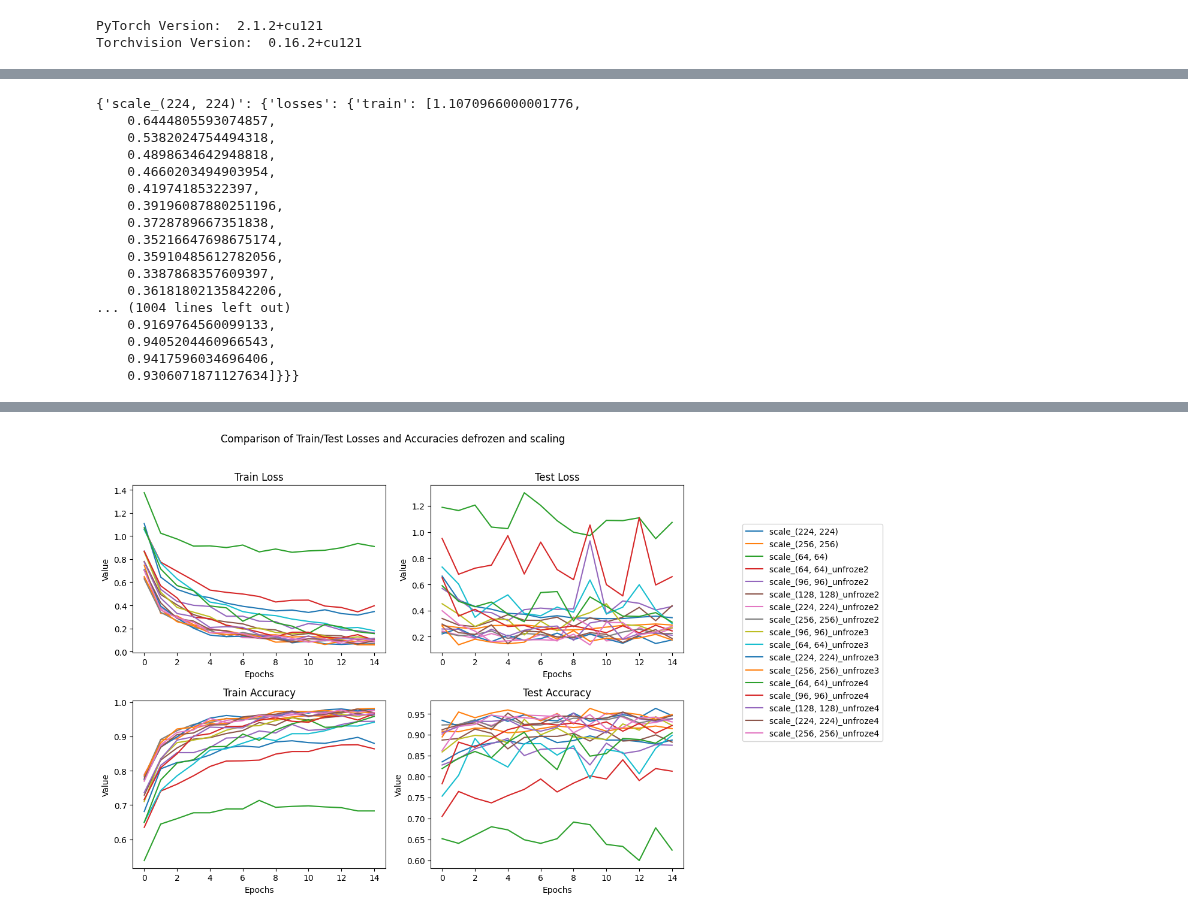
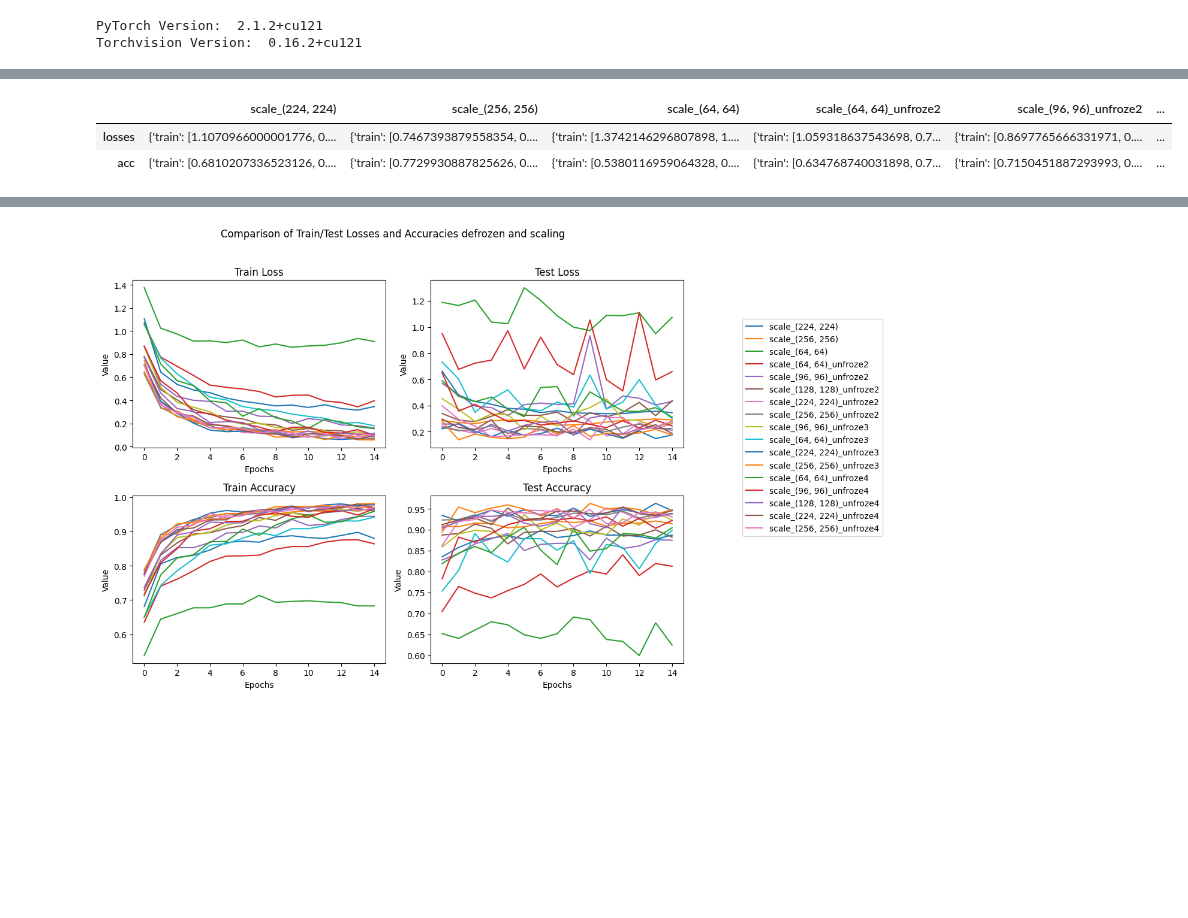
Before and after one commit to MCV-C3/project23-24-08, a Jupyter notebook: Task3/Explainability.ipynb, the cells around one changed output, grey strips where cells are left out. Cells and saved outputs as stored; diff of their text form; code cells hidden in the pictures; blank space fills up the shorter version.

```diff
--- a/Task3/Explainability.ipynb
+++ b/Task3/Explainability.ipynb
@@ -318,22 +318,8 @@ save_model(model.state_dict, filename=key_execution+".pt", path="./checkpoints/e
 # %%
 write_pickle(filepath="./results_per_patch_unfreeze.pkl", information=history)
 # %%
-history
+pd.DataFrame().from_dict(history)
 # %% [output]
-{'scale_(224, 224)': {'losses': {'train': [1.1070966000001776,
-    0.6444805593074857,
-    0.5382024754494318,
-    0.4898634642948818,
-    0.4660203494903954,
-    0.41974185322397,
-    0.39196087880251196,
-    0.3728789667351838,
-    0.35216647698675174,
-    0.35910485612782056,
-    0.3387868357609397,
-    0.36181802135842206,
-... (1004 lines left out)
-    0.9169764560099133,
-    0.9405204460966543,
-    0.9417596034696406,
-    0.9306071871127634]}}}
+|  | scale_(224, 224) | scale_(256, 256) | scale_(64, 64) | scale_(64, 64)_unfroze2 | scale_(96, 96)_unfroze2 | ... |
+| losses | {'train': [1.1070966000001776, 0.... | {'train': [0.7467393879558354, 0.... | {'train': [1.3742146296807898, 1.... | {'train': [1.059318637543698, 0.7... | {'train': [0.8697765666331971, 0.... | ... |
+| acc | {'train': [0.6810207336523126, 0.... | {'train': [0.7729930887825626, 0.... | {'train': [0.5380116959064328, 0.... | {'train': [0.634768740031898, 0.7... | {'train': [0.7150451887293993, 0.... | ... |
```
Also changed, not shown: parts of 30 cells of this notebook, 20 other files.
